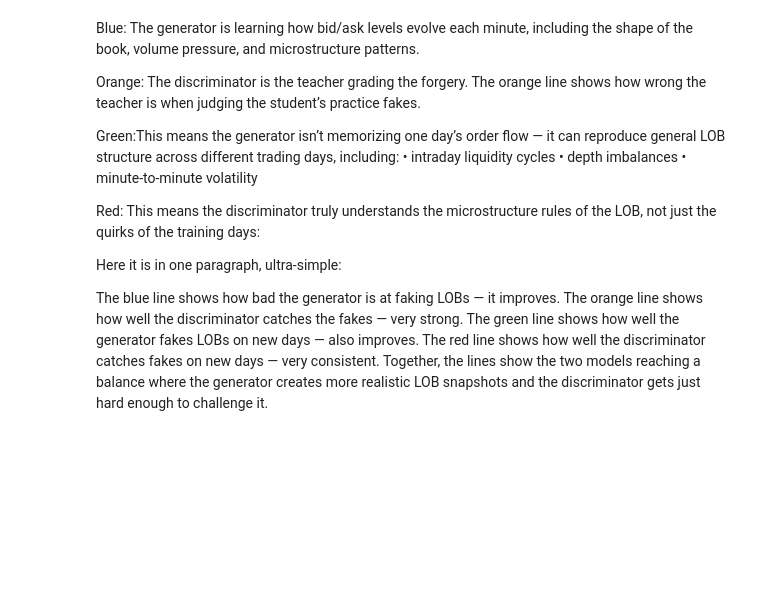
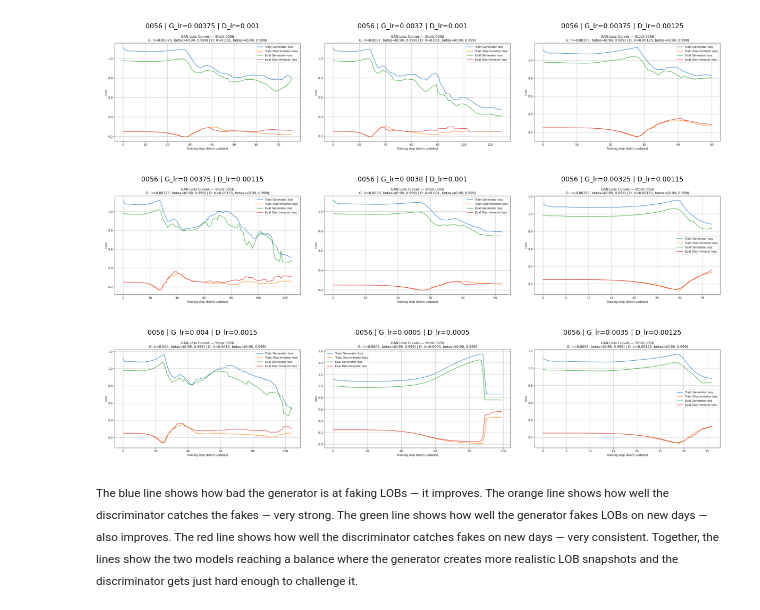
Before and after one commit to Kunj121/MarketMicrostructure, a Jupyter notebook: src/assignment_4.ipynb, the cells around one changed output. Saved outputs shown, nothing was run; the diff lists cells and outputs as text; code cells hidden in the pictures; blank space fills up the shorter version.

```diff
--- a/src/assignment_4.ipynb
+++ b/src/assignment_4.ipynb
@@ -53,22 +29,12 @@ for stock in stocks:
+# %%
+pf.plot_loss_curves(
+    base_dir=TRAINING_PLOT_DIR,
+    tickers="0056",
+)
+# %% [output]
+[figure, added]
 # %% [markdown]
-Blue: The generator is learning how bid/ask levels evolve each minute, including the shape of the book, volume pressure, and microstructure patterns.
-
-Orange: The discriminator is the teacher grading the forgery.
-The orange line shows how wrong the teacher is when judging the student’s practice fakes.
-
-Green:This means the generator isn’t memorizing one day’s order flow —
-it can reproduce general LOB structure across different trading days, including:
-	•	intraday liquidity cycles
-	•	depth imbalances
-	•	minute-to-minute volatility
-
-Red:
-This means the discriminator truly understands the microstructure rules of the LOB, not just the quirks of the training days:
-
-
-
-Here it is in one paragraph, ultra-simple:
-
+<small>
 The blue line shows how bad the generator is at faking LOBs — it improves.
 The orange line shows how well the discriminator catches the fakes — very strong.
 The green line shows how well the generator fakes LOBs on new days — also improves.
```
Also changed, not shown: parts of 13 cells of this notebook, 1 other file.
